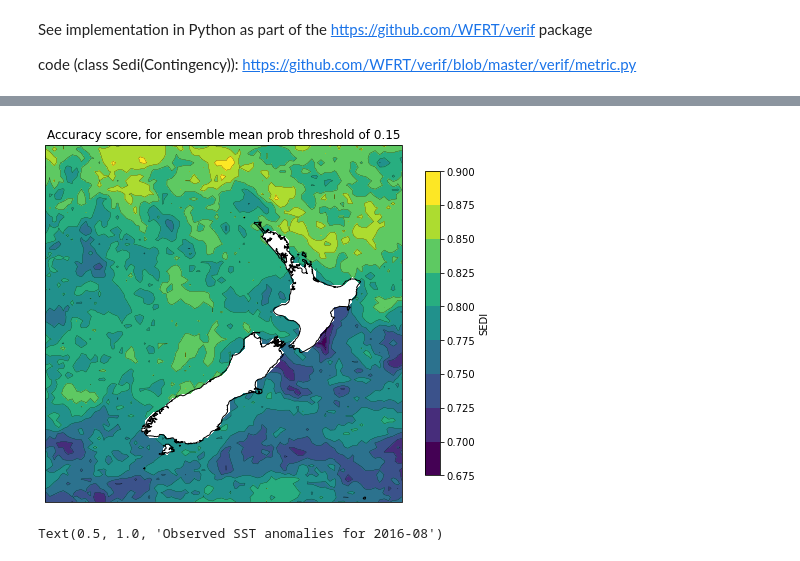
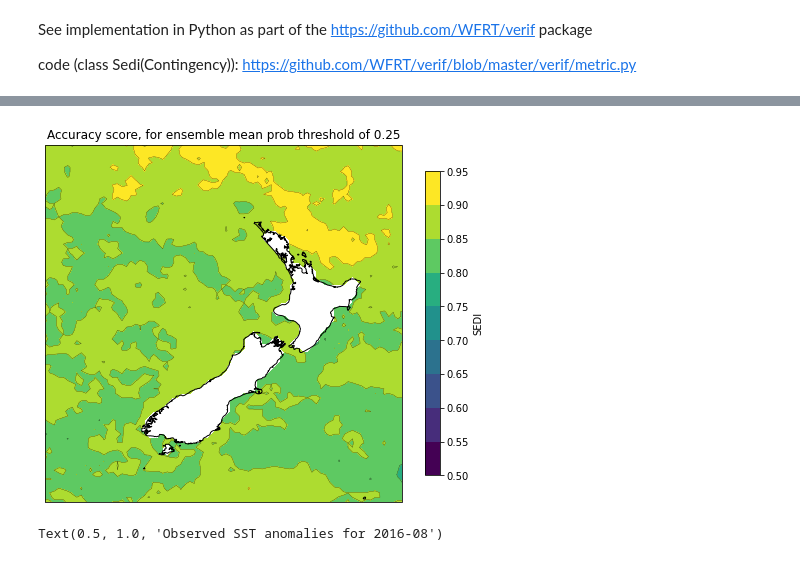
Before and after one commit to nicolasfauchereau/SST_forecasting, a Jupyter notebook: notebooks/verification_probabilistic_sst_allGCMs.ipynb, the cells around one changed output, grey strips where cells are left out. Saved outputs shown, nothing was run; the diff lists cells and outputs as text; code cells hidden in the pictures.

```diff
--- a/notebooks/verification_probabilistic_sst_allGCMs.ipynb
+++ b/notebooks/verification_probabilistic_sst_allGCMs.ipynb
@@ -431,7 +433,7 @@ dgcms_probs.sel(time=(dgcms_probs.time.dt.month == 7), step=1)['sst'].plot(col='
 # %% [markdown]
 ### selects a threshold probability
 # %%
-prob_thresh = 0.15
+prob_thresh = 0.25
 # %%
 dgcms_probs_to_binary = (dgcms_probs[varname] >= prob_thresh)
 # %%
@@ -547,17 +574,17 @@ accuracy_score = accuracy_score * mask_obs
 # %%
 f, ax = plt.subplots(subplot_kw=dict(projection=ccrs.PlateCarree(central_longitude=180)), figsize=(8,8))
 
-accuracy_score.mean('time')[varname].plot.contourf(ax=ax, levels=10, cmap='viridis', transform=ccrs.PlateCarree(), cbar_kwargs=cbar_kwargs)
+accuracy_score.mean('time')[varname].plot.contourf(ax=ax, levels=np.arange(0.5, 1, 0.05), cmap='viridis', transform=ccrs.PlateCarree(), cbar_kwargs=cbar_kwargs)
 
-accuracy_score.mean('time')[varname].plot.contour(ax=ax, levels=10, colors='k', transform=ccrs.PlateCarree(), linewidths=0.25)
+accuracy_score.mean('time')[varname].plot.contour(ax=ax, levels=np.arange(0.5, 1, 0.05), colors='k', transform=ccrs.PlateCarree(), linewidths=0.25)
 
 ax.coastlines(resolution='10m')
 
 ax.set_title(f'Accuracy score, for ensemble mean prob threshold of {prob_thresh}')
 
-f.savefig(fig_path.joinpath(f'acc_score_ensemble_mean_probs_thresh_{int(prob_thresh * 100):02d}.png'), **fig_kwargs)
+f.savefig(fig_path.joinpath(f'acc_score_ensemble_mean_probs_thresh_{int(prob_thresh * 100):03d}.png'), **fig_kwargs)
 # %% [output]
-[figure, old version]
+[figure, new version]
 # %%
 f, ax = plt.subplots(subplot_kw={'projection':ccrs.PlateCarree(central_longitude=180)})
 dset_obs_anoms.sel(time="2016-08").squeeze()["sst"].plot.contourf(transform=ccrs.PlateCarree(), levels=20)
```
Also changed, not shown: parts of 61 cells of this notebook.
